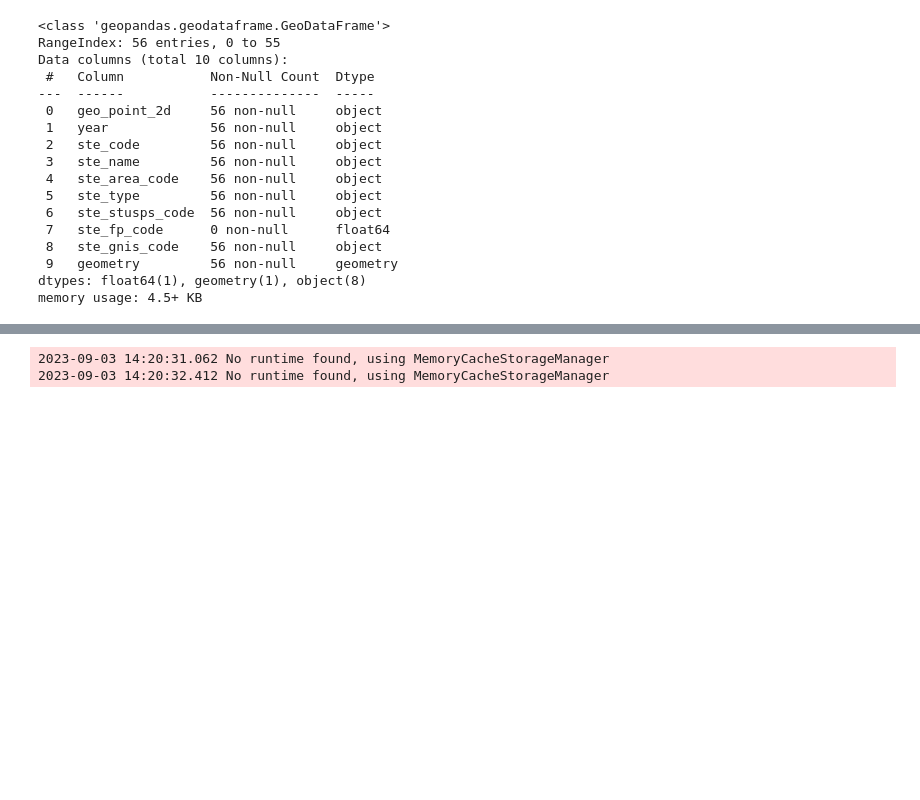
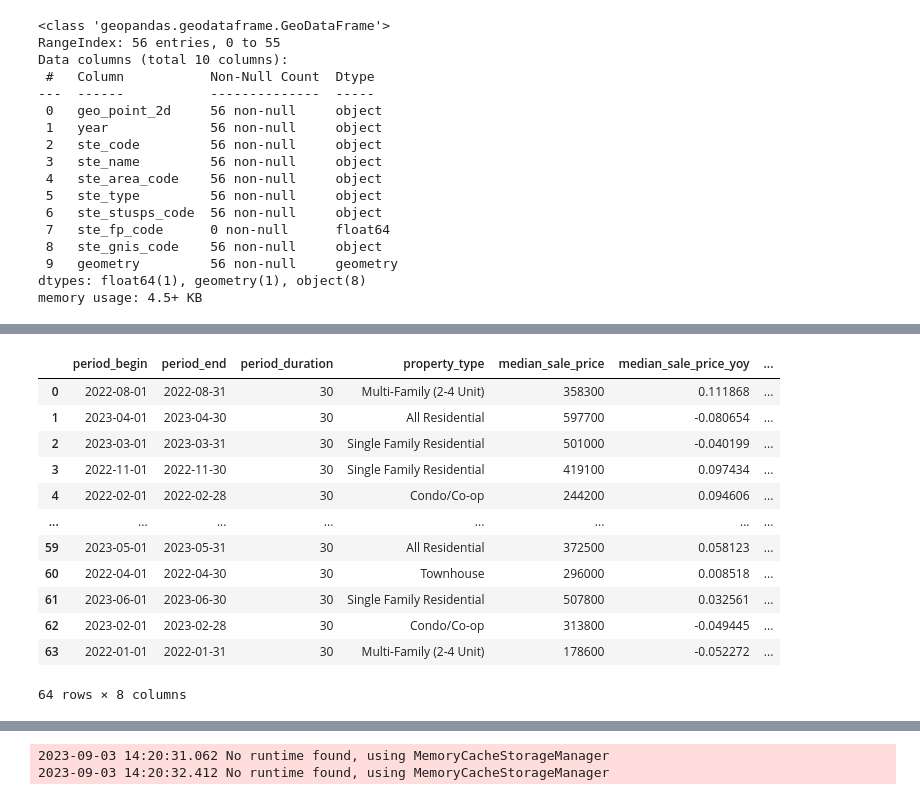
Before and after one commit to schellrw/streamlit_redfin, a Jupyter notebook: notebooks/nb.ipynb, the cells around one changed output, grey strips where cells are left out. Drawn from its saved outputs; the diff is of its cells as text; code cells hidden in the pictures; blank space fills up the shorter version.

```diff
--- a/notebooks/nb.ipynb
+++ b/notebooks/nb.ipynb
@@ -210,0 +235,16 @@ memory usage: 4.5+ KB
+# %%
+hp_df.head(64)
+# %% [output]
+|  | period_begin | period_end | period_duration | property_type | median_sale_price | median_sale_price_yoy | ... |
+| 0 | 2022-08-01 | 2022-08-31 | 30 | Multi-Family (2-4 Unit) | 358300 | 0.111868 | ... |
+| 1 | 2023-04-01 | 2023-04-30 | 30 | All Residential | 597700 | -0.080654 | ... |
+| 2 | 2023-03-01 | 2023-03-31 | 30 | Single Family Residential | 501000 | -0.040199 | ... |
+| 3 | 2022-11-01 | 2022-11-30 | 30 | Single Family Residential | 419100 | 0.097434 | ... |
+| 4 | 2022-02-01 | 2022-02-28 | 30 | Condo/Co-op | 244200 | 0.094606 | ... |
+| ... | ... | ... | ... | ... | ... | ... | ... |
+| 59 | 2023-05-01 | 2023-05-31 | 30 | All Residential | 372500 | 0.058123 | ... |
+| 60 | 2022-04-01 | 2022-04-30 | 30 | Townhouse | 296000 | 0.008518 | ... |
+| 61 | 2023-06-01 | 2023-06-30 | 30 | Single Family Residential | 507800 | 0.032561 | ... |
+| 62 | 2023-02-01 | 2023-02-28 | 30 | Condo/Co-op | 313800 | -0.049445 | ... |
+| 63 | 2022-01-01 | 2022-01-31 | 30 | Multi-Family (2-4 Unit) | 178600 | -0.052272 | ... |
+64 rows × 8 columns
```
Also changed, not shown: parts of 4 cells of this notebook, 1 other file.
